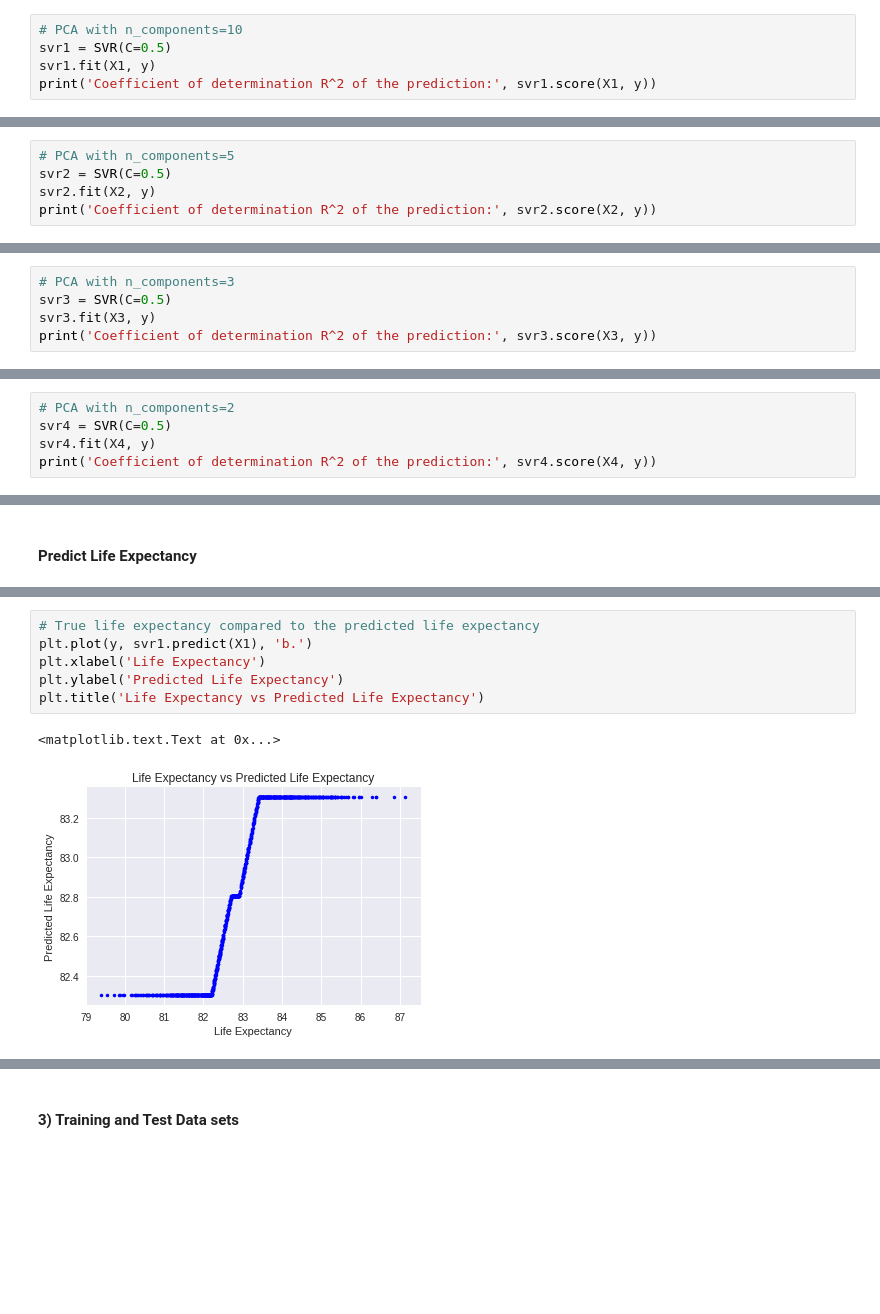
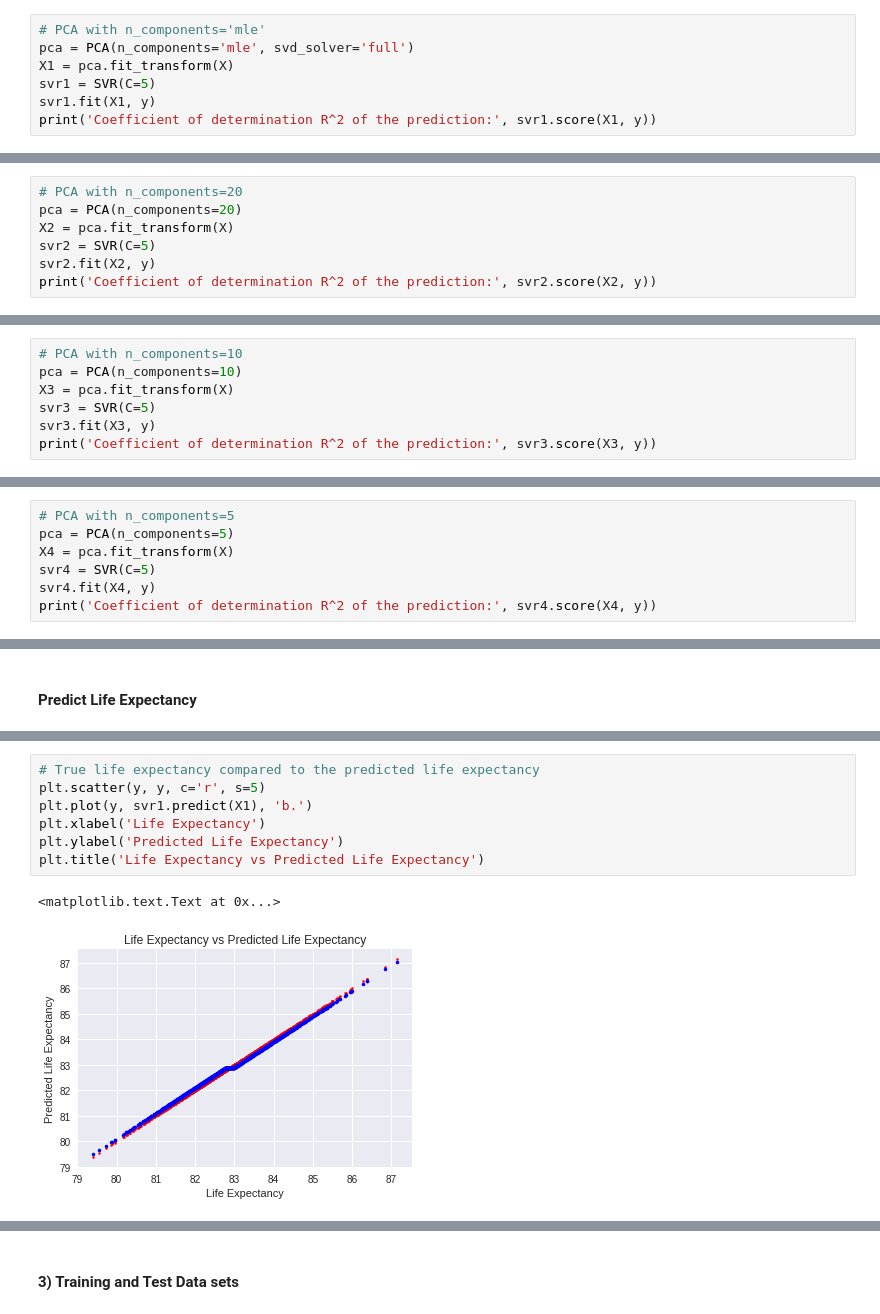
Before and after one commit to anxin16/Capstone-Project-2, a Jupyter notebook: Capstone-Report/Capstone-3.ipynb, the cells around one changed output, grey strips where cells are left out. Drawn from its saved outputs; the diff is of its cells as text; blank space fills up the shorter version.

```diff
--- a/Capstone-Report/Capstone-3.ipynb
+++ b/Capstone-Report/Capstone-3.ipynb
@@ -1058,8 +1010,10 @@ print(np.mean((y - svr_rbf3.predict(X0)) ** 2))
 # %% [markdown]
 #### 2) Feature selection
 # %%
-# PCA with n_components=10
-svr1 = SVR(C=0.5)
+# PCA with n_components='mle'
+pca = PCA(n_components='mle', svd_solver='full')
+X1 = pca.fit_transform(X)
+svr1 = SVR(C=5)
 svr1.fit(X1, y)
 print('Coefficient of determination R^2 of the prediction:', svr1.score(X1, y))
 # %% [output]
@@ -1067,6 +1021,8 @@ Coefficient of determination R^2 of the prediction: 0.508880532926
 # %%
-# PCA with n_components=5
-svr2 = SVR(C=0.5)
+# PCA with n_components=20
+pca = PCA(n_components=20)
+X2 = pca.fit_transform(X)
+svr2 = SVR(C=5)
 svr2.fit(X2, y)
 print('Coefficient of determination R^2 of the prediction:', svr2.score(X2, y))
 # %% [output]
@@ -1074,6 +1030,8 @@ Coefficient of determination R^2 of the prediction: 0.508880532926
 # %%
-# PCA with n_components=3
-svr3 = SVR(C=0.5)
+# PCA with n_components=10
+pca = PCA(n_components=10)
+X3 = pca.fit_transform(X)
+svr3 = SVR(C=5)
 svr3.fit(X3, y)
 print('Coefficient of determination R^2 of the prediction:', svr3.score(X3, y))
 # %% [output]
@@ -1081,6 +1039,8 @@ Coefficient of determination R^2 of the prediction: 0.508880532926
 # %%
-# PCA with n_components=2
-svr4 = SVR(C=0.5)
+# PCA with n_components=5
+pca = PCA(n_components=5)
+X4 = pca.fit_transform(X)
+svr4 = SVR(C=5)
 svr4.fit(X4, y)
 print('Coefficient of determination R^2 of the prediction:', svr4.score(X4, y))
 # %% [output]
@@ -1126,11 +1086,12 @@ plt.ylabel('Frequency')
 # %%
 # True life expectancy compared to the predicted life expectancy
+plt.scatter(y, y, c='r', s=5)
 plt.plot(y, svr1.predict(X1), 'b.')
 plt.xlabel('Life Expectancy')
 plt.ylabel('Predicted Life Expectancy')
 plt.title('Life Expectancy vs Predicted Life Expectancy')
 # %% [output]
 <matplotlib.text.Text at 0x...>
-[figure, old version]
+[figure, new version]
 # %%
 # True life expectancy compared to the predicted life expectancy
```
Also changed, not shown: parts of 145 cells of this notebook.
